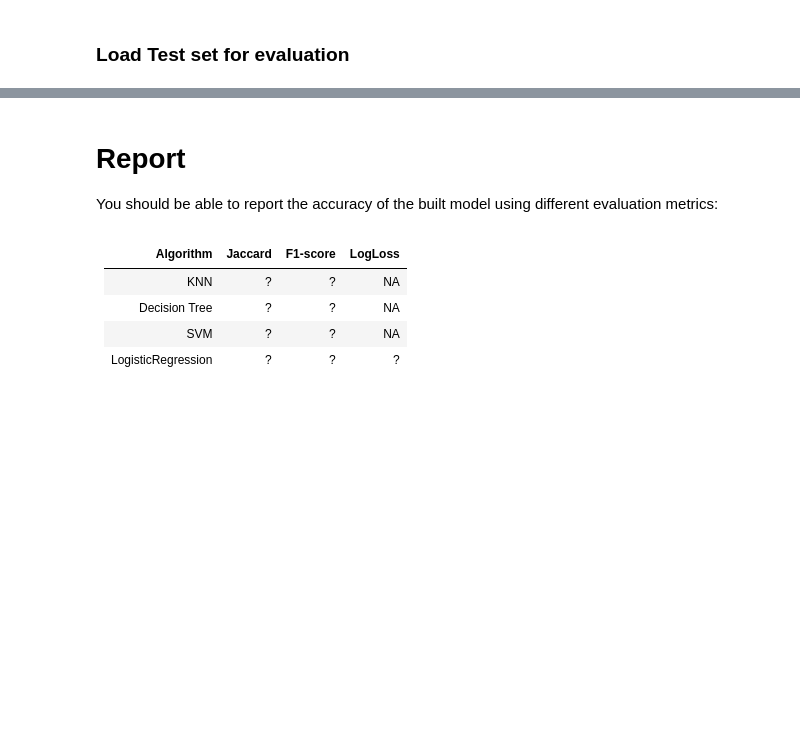
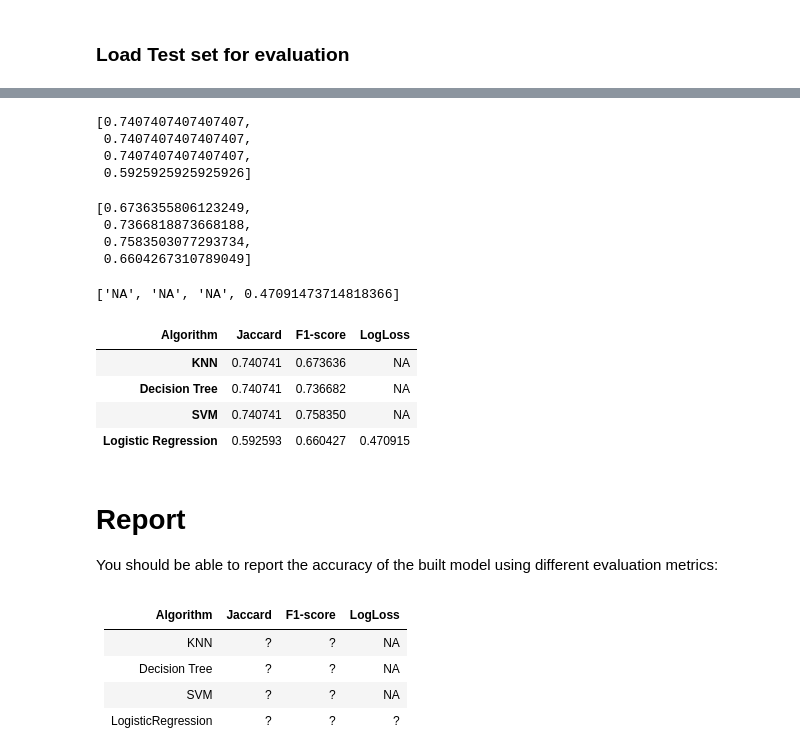
Before and after one commit to DrMuzi/ML-with-Python-IBM---Coursera-, a Jupyter notebook: Final Assignment - Dimas Rafi Ramaharmuzi.ipynb, the cells around one changed output, grey strips where cells are left out. Saved outputs shown, nothing was run; the diff lists cells and outputs as text; code cells hidden in the pictures; blank space fills up the shorter version.

```diff
--- a/Final Assignment - Dimas Rafi Ramaharmuzi.ipynb
+++ b/Final Assignment - Dimas Rafi Ramaharmuzi.ipynb
@@ -294,2 +426,6 @@ Notice: You should find the best k to build the model with the best accuracy.\
 # %% [markdown]
 # Support Vector Machine
+# %%
+from sklearn import svm
+SVM_model = svm.SVC(kernel='rbf')
+SVM_model.fit(X_train,y_train)
@@ -296,2 +481,9 @@ Notice: You should find the best k to build the model with the best accuracy.\
 # %% [markdown]
 # Logistic Regression
+# %%
+from sklearn.linear_model import LogisticRegression
+
+LR_model = LogisticRegression(C=0.01).fit(X_train,y_train)
+
+linear = LogisticRegression(fit_intercept=True)
+linear.fit(X_train,y_train)
@@ -313,3 +619,68 @@ test_df.head()
+# %%
+# evaluate KNN
+knn_yhat = knn.predict(test_X)
+jc1 = 0.7407407407407407
+
+# evaluate Decision Trees
+dt_yhat = DecisionTree_Model.predict(test_X)
+jc2 = 0.7407407407407407
+
+#evaluate SVM
+svm_yhat = SVM_model.predict(test_X)
+jc3 = 0.7407407407407407
+
+# evaluate Logistic Regression
+lr_yhat = linear.predict(test_X)
+jc4 = 0.5925925925925926
+
+list_jc = [jc1, jc2, jc3, jc4]
+list_jc
+# %% [output]
+[0.7407407407407407,
+ 0.7407407407407407,
+ 0.7407407407407407,
+ 0.5925925925925926]
+# %%
+# evaluate KNN
+fs1 = (f1_score(test_y, knn_yhat,average='weighted'))
+
+# evaluate Desision Trees
+fs2 = (f1_score(test_y, dt_yhat, average='weighted'))
+
+# evaluate SVM
+fs3 = (f1_score(test_y, svm_yhat, average='weighted'))
+
+# evaluate Logistic Regression
+fs4 = (f1_score(test_y, lr_yhat, average='weighted'))
+
+list_fs = [fs1, fs2, fs3, fs4]
+list_fs
+# %% [output]
+[0.6736355806123249,
+ 0.7366818873668188,
+ 0.7583503077293734,
+ 0.6604267310789049]
+# %%
+##lr_prob = linear.predict_proba(test_X)
+LR_yhat_prob = linear.predict_proba(test_X)
+
+list_ll = ['NA', 'NA', 'NA',(log_loss(test_y, LR_yhat_prob))]
+list_ll
+# %% [output]
+['NA', 'NA', 'NA', 0.47091473714818366]
+# %%
+df = pd.DataFrame( list_jc,index=['KNN','Decision Tree','SVM','Logistic Regression'])
+df.columns = ['Jaccard']
+df.insert(loc=1, column='F1-score', value=list_fs)
+df.insert(loc=2, column='LogLoss', value=list_ll)
+df.columns.name = 'Algorithm'
+df
+# %% [output]
+| Algorithm | Jaccard | F1-score | LogLoss |
+| KNN | 0.740741 | 0.673636 | NA |
+| Decision Tree | 0.740741 | 0.736682 | NA |
+| SVM | 0.740741 | 0.758350 | NA |
+| Logistic Regression | 0.592593 | 0.660427 | 0.470915 |
 # %% [markdown]
 # Report
 
```
Also changed, not shown: parts of 27 cells of this notebook.
